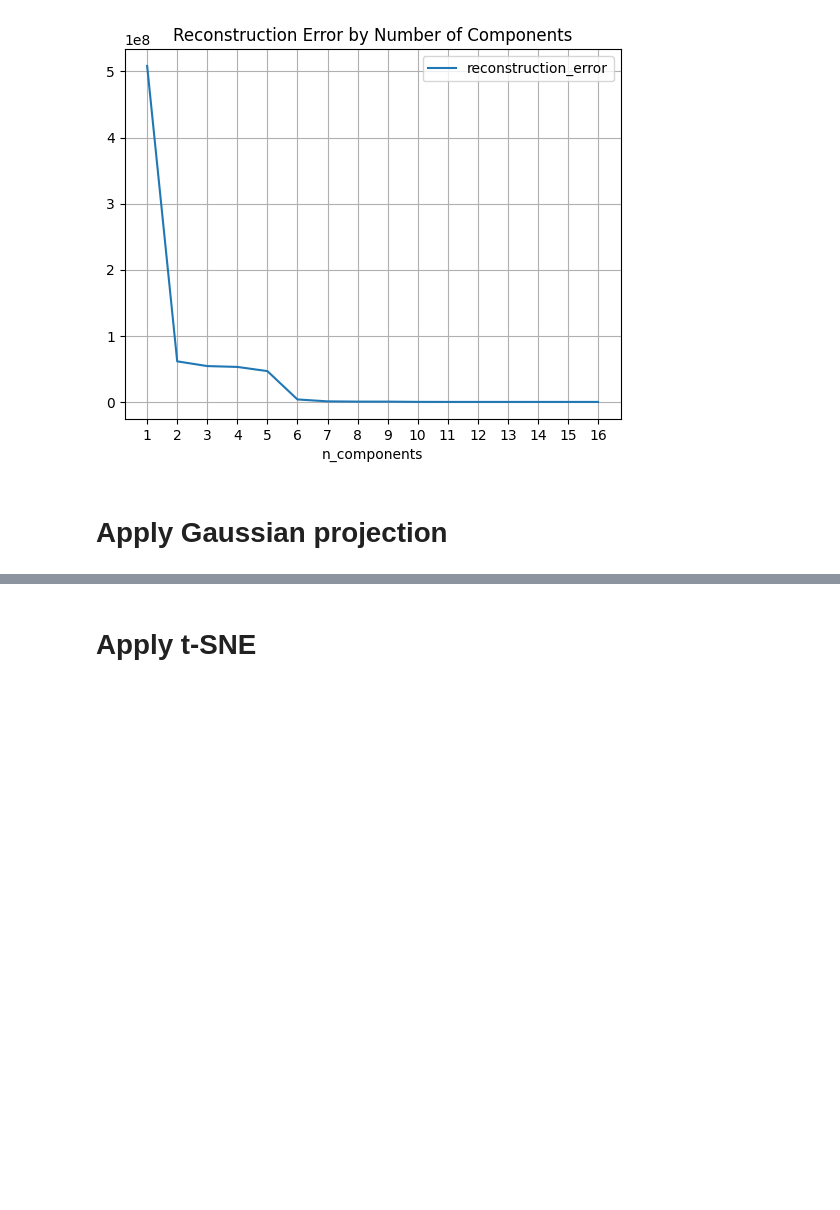
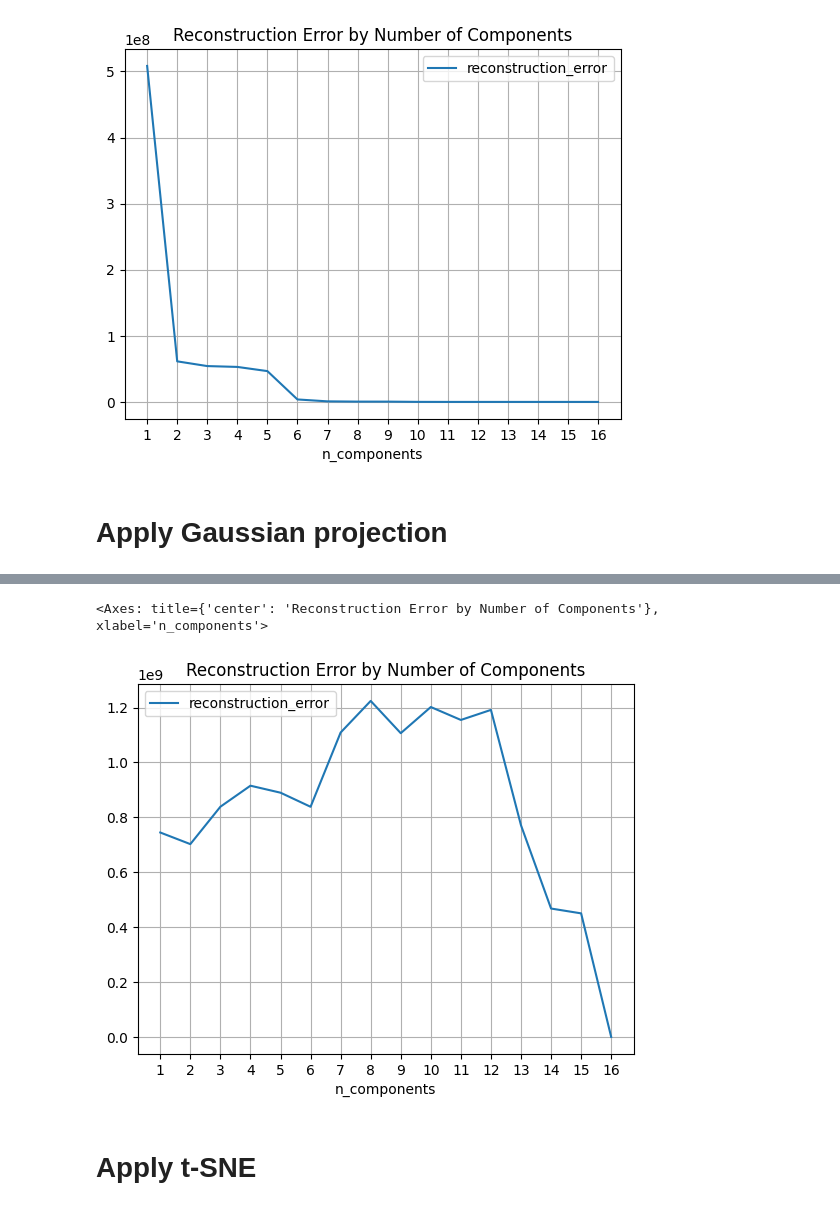
Before and after one commit to PavanKB/PS_3, a Jupyter notebook: dim_red_dry_beans.ipynb, the cells around one changed output, grey strips where cells are left out. Cells and saved outputs as stored; diff of their text form; code cells hidden in the pictures; blank space fills up the shorter version.

```diff
--- a/dim_red_dry_beans.ipynb
+++ b/dim_red_dry_beans.ipynb
@@ -239,9 +243,18 @@ dim_redn = GaussianRandomProjection(random_state=RANDOM_STATE)
 
 dr_pipeline = Pipeline(steps=[
     ('scaler', scaler),
-    ('dim_redn', dim_red)
+    ('dim_redn', dim_redn)
 ])
 # %%
 # reconstruction error
+rand_proj_recon_err = {}
+for n_components in range(1, X_train.shape[1]+1):
+    print(f"---------- n_components: {n_components} ----------")
+    dr_pipeline.set_params(dim_redn__n_components=n_components)
 
-X_dim_red = dr_pipeline.fit_transform(X_train)
+    X_transformed = dr_pipeline.fit_transform(X_train)
+    X_reconstructed = dr_pipeline.inverse_transform(X_transformed)
+    reconstruction_error = calc_reconstruction_error(X_train, X_reconstructed)
+
+    print(f'GaussRandProj with {n_components} components has a reconstruction error of {reconstruction_error:.2f}')
+    rand_proj_recon_err[n_components] = reconstruction_error
@@ -252,2 +279,8 @@ rev
+# %%
+rand_proj_recon_err = pd.DataFrame(rand_proj_recon_err.items(), columns=['n_components', 'reconstruction_error'])
+rand_proj_recon_err.plot(x='n_components', y='reconstruction_error', title='Reconstruction Error by Number of Components', xticks=rand_proj_recon_err['n_components'], grid=True)
+# %% [output]
+<Axes: title={'center': 'Reconstruction Error by Number of Components'}, xlabel='n_components'>
+[figure, added]
 # %% [markdown]
 # Apply t-SNE
```
Also changed, not shown: parts of 11 cells of this notebook, 2 other files.
